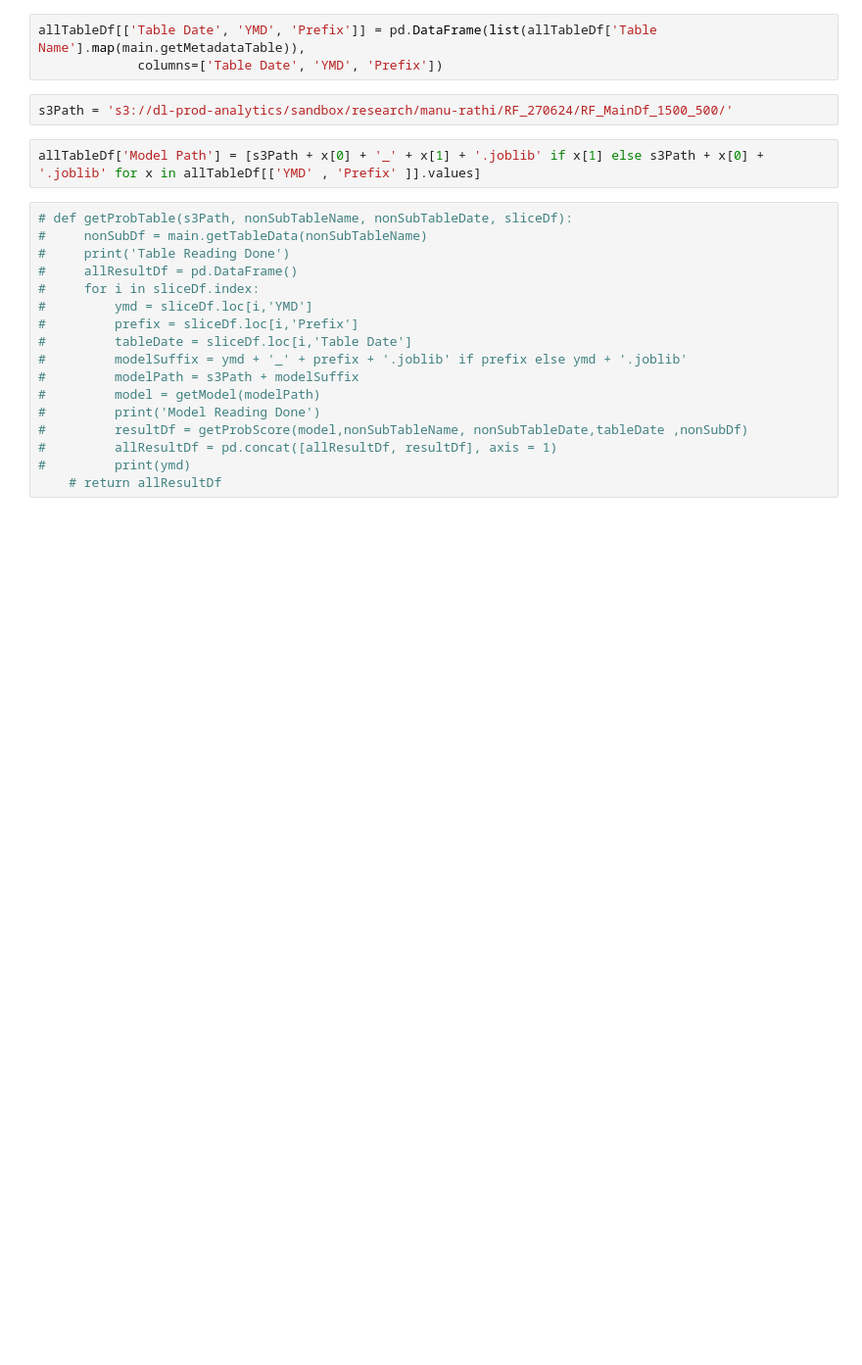
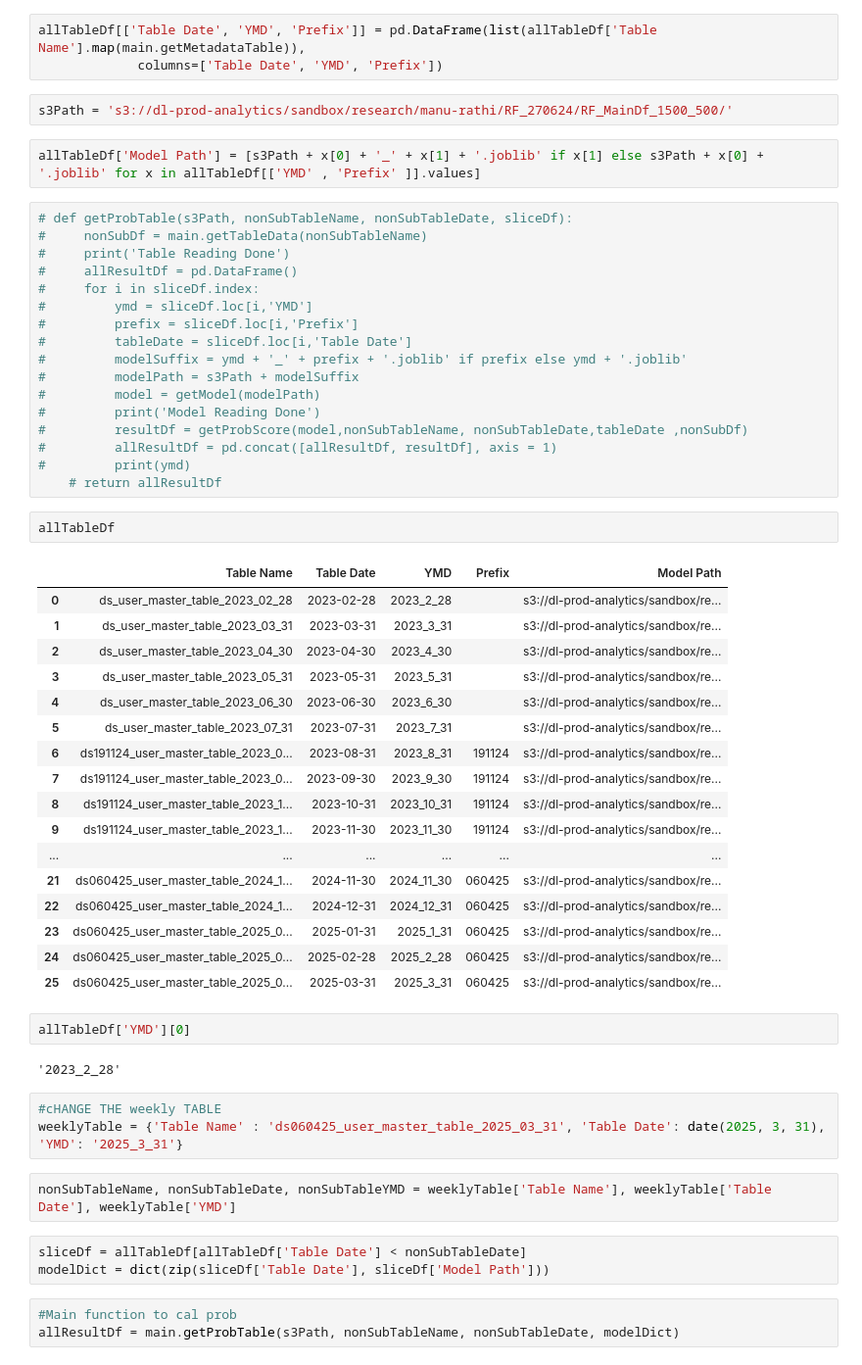
Before and after one commit to manurathiSC/DS, a Jupyter notebook: Probability Calculation.ipynb, the cells around one changed output. Shown: that part at 98% size. Drawn from its saved outputs; the diff is of its cells as text; blank space fills up the shorter version.

```diff
--- a/Probability Calculation.ipynb
+++ b/Probability Calculation.ipynb
@@ -91,3 +91,38 @@ allTableDf['Model Path'] = [s3Path + x[0] + '_' + x[1] + '.joblib' if x[1] else
 #         allResultDf = pd.concat([allResultDf, resultDf], axis = 1)
 #         print(ymd)
     # return allResultDf
+# %%
+allTableDf
+# %% [output]
+|  | Table Name | Table Date | YMD | Prefix | Model Path |
+| 0 | ds_user_master_table_2023_02_28 | 2023-02-28 | 2023_2_28 |  | s3://dl-prod-analytics/sandbox/re... |
+| 1 | ds_user_master_table_2023_03_31 | 2023-03-31 | 2023_3_31 |  | s3://dl-prod-analytics/sandbox/re... |
+| 2 | ds_user_master_table_2023_04_30 | 2023-04-30 | 2023_4_30 |  | s3://dl-prod-analytics/sandbox/re... |
+| 3 | ds_user_master_table_2023_05_31 | 2023-05-31 | 2023_5_31 |  | s3://dl-prod-analytics/sandbox/re... |
+| 4 | ds_user_master_table_2023_06_30 | 2023-06-30 | 2023_6_30 |  | s3://dl-prod-analytics/sandbox/re... |
+| 5 | ds_user_master_table_2023_07_31 | 2023-07-31 | 2023_7_31 |  | s3://dl-prod-analytics/sandbox/re... |
+| 6 | ds191124_user_master_table_2023_0... | 2023-08-31 | 2023_8_31 | 191124 | s3://dl-prod-analytics/sandbox/re... |
+| 7 | ds191124_user_master_table_2023_0... | 2023-09-30 | 2023_9_30 | 191124 | s3://dl-prod-analytics/sandbox/re... |
+| 8 | ds191124_user_master_table_2023_1... | 2023-10-31 | 2023_10_31 | 191124 | s3://dl-prod-analytics/sandbox/re... |
+| 9 | ds191124_user_master_table_2023_1... | 2023-11-30 | 2023_11_30 | 191124 | s3://dl-prod-analytics/sandbox/re... |
+| ... | ... | ... | ... | ... | ... |
+| 21 | ds060425_user_master_table_2024_1... | 2024-11-30 | 2024_11_30 | 060425 | s3://dl-prod-analytics/sandbox/re... |
+| 22 | ds060425_user_master_table_2024_1... | 2024-12-31 | 2024_12_31 | 060425 | s3://dl-prod-analytics/sandbox/re... |
+| 23 | ds060425_user_master_table_2025_0... | 2025-01-31 | 2025_1_31 | 060425 | s3://dl-prod-analytics/sandbox/re... |
+| 24 | ds060425_user_master_table_2025_0... | 2025-02-28 | 2025_2_28 | 060425 | s3://dl-prod-analytics/sandbox/re... |
+| 25 | ds060425_user_master_table_2025_0... | 2025-03-31 | 2025_3_31 | 060425 | s3://dl-prod-analytics/sandbox/re... |
+# %%
+allTableDf['YMD'][0]
+# %% [output]
+'2023_2_28'
+# %%
+#cHANGE THE weekly TABLE
+weeklyTable = {'Table Name' : 'ds060425_user_master_table_2025_03_31', 'Table Date': date(2025, 3, 31), 'YMD': '2025_3_31'}
+# %%
+nonSubTableName, nonSubTableDate, nonSubTableYMD = weeklyTable['Table Name'], weeklyTable['Table Date'], weeklyTable['YMD']
+# %%
+sliceDf = allTableDf[allTableDf['Table Date'] < nonSubTableDate]
+modelDict = dict(zip(sliceDf['Table Date'], sliceDf['Model Path']))
+# %%
+#Main function to cal prob
+allResultDf = main.getProbTable(s3Path, nonSubTableName, nonSubTableDate, modelDict)
```
Also changed, not shown: parts of 9 cells of this notebook.
